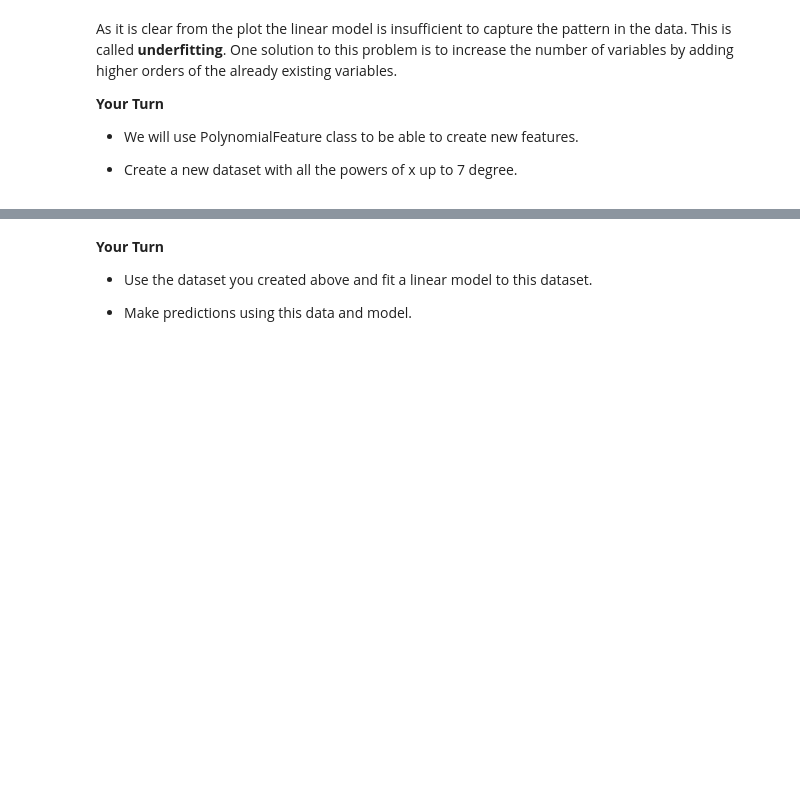
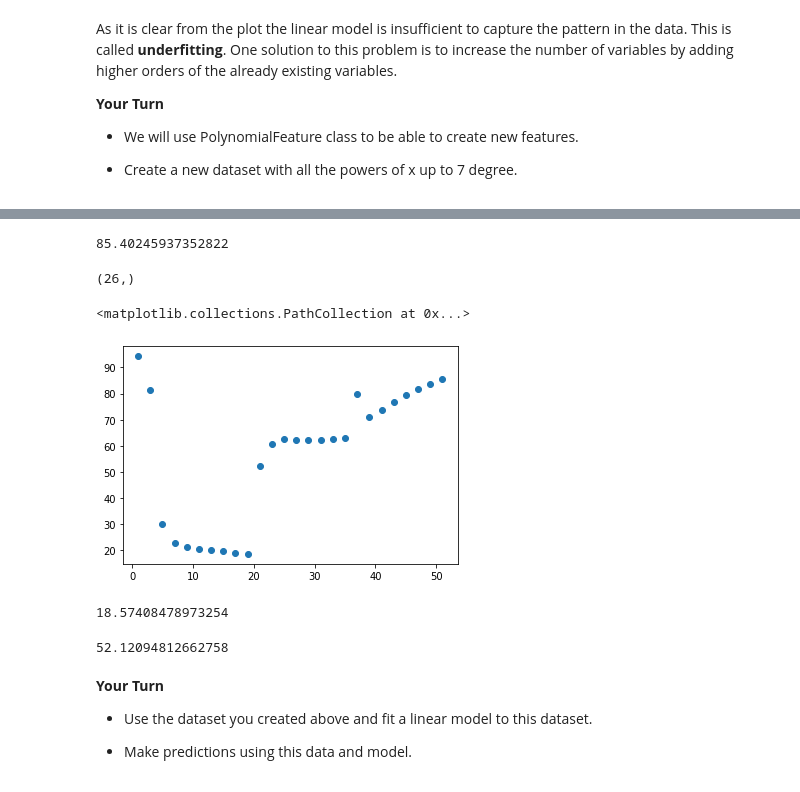
Before and after one commit to learn-co-students/dc-ds-010620, a Jupyter notebook: mod-4/Day-2-Polynomial_Bias-Variance/0106_Polynomial_Regression_Bias_Variance.ipynb, the cells around one changed output, grey strips where cells are left out. Saved outputs shown, nothing was run; the diff lists cells and outputs as text; code cells hidden in the pictures; blank space fills up the shorter version.

```diff
--- a/mod-4/Day-2-Polynomial_Bias-Variance/0106_Polynomial_Regression_Bias_Variance.ipynb
+++ b/mod-4/Day-2-Polynomial_Bias-Variance/0106_Polynomial_Regression_Bias_Variance.ipynb
@@ -73,3 +105,46 @@ from sklearn.preprocessing import PolynomialFeatures
+# %%
+def model_poly(x, y, deg):
+    poly = PolynomialFeatures(deg)
+
+    x = x.reshape((-1, 1))
+    x_poly = poly.fit_transform(x)
+
+    lr = LinearRegression()
+    lr.fit(x_poly, y)
+
+    y_pred = lr.predict(x_poly)
+
+    rss = np.sum((y-y_pred)**2)
+
+    return rss
+# %%
+model_poly(x, y, 51)
+# %% [output]
+85.40245937352822
+# %%
+error_list = []
+for d in np.arange(1, 52,2):
+    rss = model_poly(x, y, deg =d)
+    error_list.append(rss)
+# %%
+x_list = np.arange(1,52,2)
+# %%
+np.array(error_list).shape
+# %% [output]
+(26,)
+# %%
+plt.scatter(x = x_list, y = np.array(error_list))
+# %% [output]
+<matplotlib.collections.PathCollection at 0x...>
+[figure, added]
+# %%
+model_poly(x,y, deg =19)
+# %% [output]
+18.57408478973254
+# %%
+model_poly(x,y, deg = 21)
+# %% [output]
+52.12094812662758
 # %%
 # %load -r 1-5 supplement.py
 # %%
```
Also changed, not shown: parts of 6 cells of this notebook, 13 other files.
